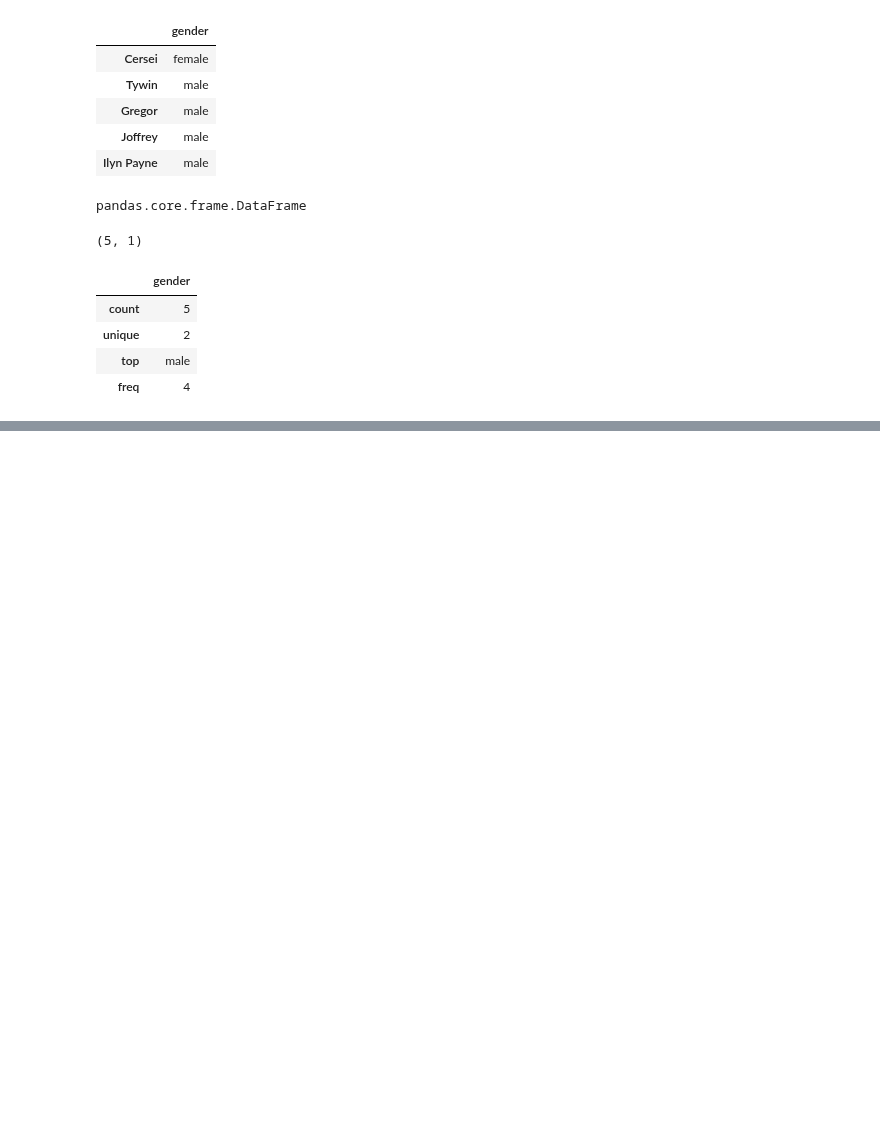
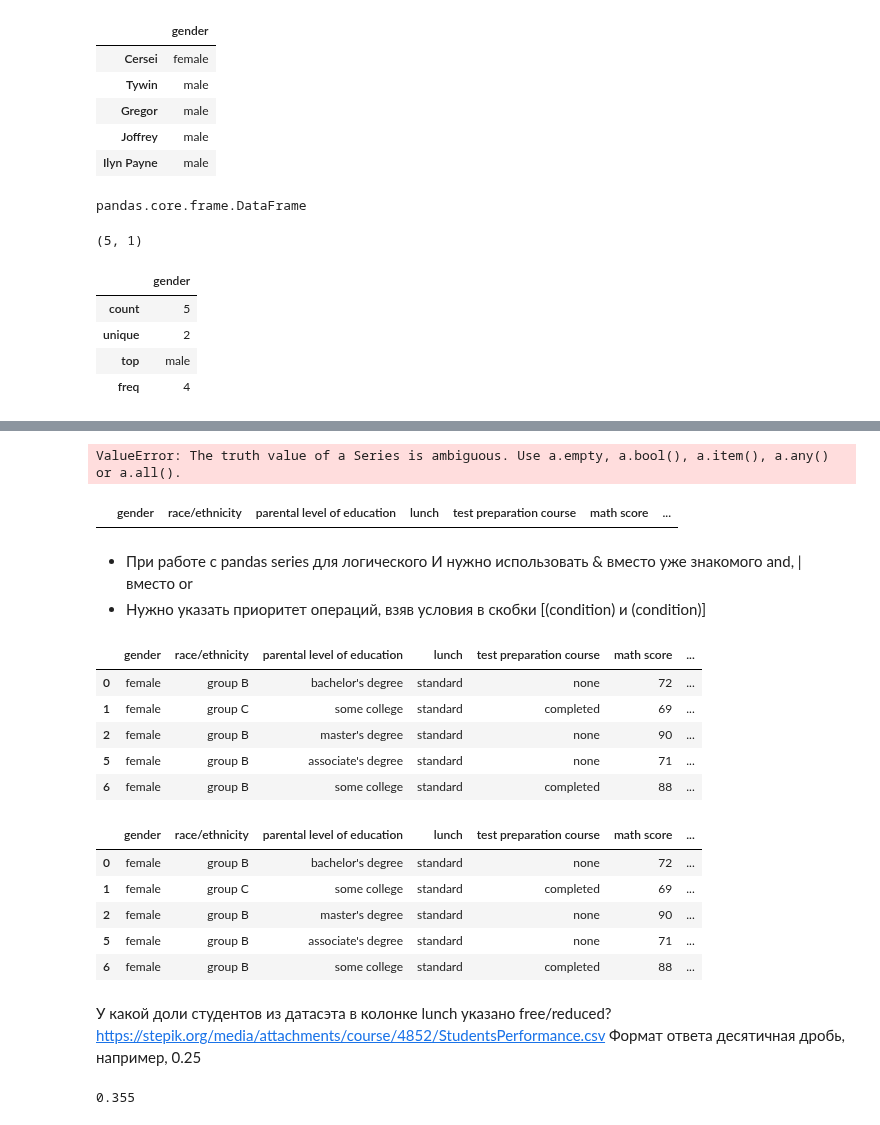
Before and after one commit to rufous86/studies, a Jupyter notebook: ds_ml_Karpov/intro.ipynb, the cells around one changed output, grey strips where cells are left out. Saved outputs shown, nothing was run; the diff lists cells and outputs as text; code cells hidden in the pictures; blank space fills up the shorter version.

```diff
--- a/ds_ml_Karpov/intro.ipynb
+++ b/ds_ml_Karpov/intro.ipynb
@@ -95,0 +153,37 @@ df_with_names[['gender']].describe()
+# %%
+df[df['writing score'] > 100 and df.gender == 'female']
+# %% [output]
+ValueError: The truth value of a Series is ambiguous. Use a.empty, a.bool(), a.item(), a.any() or a.all().
+# %%
+df[(df['writing score'] > 100) & (df.gender == 'female')]
+# %% [output]
+|  | gender | race/ethnicity | parental level of education | lunch | test preparation course | math score | ... |
+# %% [markdown]
+- При работе с pandas series для логического И нужно использовать & вместо уже знакомого and, | вместо or
+- Нужно указать приоритет операций, взяв условия в скобки [(condition) и (condition)]
+# %%
+mean_writing_score = df['writing score'].mean()
+query = (df['writing score'] > mean_writing_score) & (df.gender == 'female')
+display(df.loc[query].head())
+display(df[query].head())
+# %% [output]
+|  | gender | race/ethnicity | parental level of education | lunch | test preparation course | math score | ... |
+| 0 | female | group B | bachelor's degree | standard | none | 72 | ... |
+| 1 | female | group C | some college | standard | completed | 69 | ... |
+| 2 | female | group B | master's degree | standard | none | 90 | ... |
+| 5 | female | group B | associate's degree | standard | none | 71 | ... |
+| 6 | female | group B | some college | standard | completed | 88 | ... |
+|  | gender | race/ethnicity | parental level of education | lunch | test preparation course | math score | ... |
+| 0 | female | group B | bachelor's degree | standard | none | 72 | ... |
+| 1 | female | group C | some college | standard | completed | 69 | ... |
+| 2 | female | group B | master's degree | standard | none | 90 | ... |
+| 5 | female | group B | associate's degree | standard | none | 71 | ... |
+| 6 | female | group B | some college | standard | completed | 88 | ... |
+# %% [markdown]
+У какой доли студентов из датасэта в колонке lunch указано free/reduced?
+https://stepik.org/media/attachments/course/4852/StudentsPerformance.csv
+Формат ответа десятичная дробь, например, 0.25
+# %%
+df[df['lunch'] == 'free/reduced'].shape[0] / df.shape[0]
+# %% [output]
+0.355
```
Also changed, not shown: parts of 7 cells of this notebook, 1 other file.
